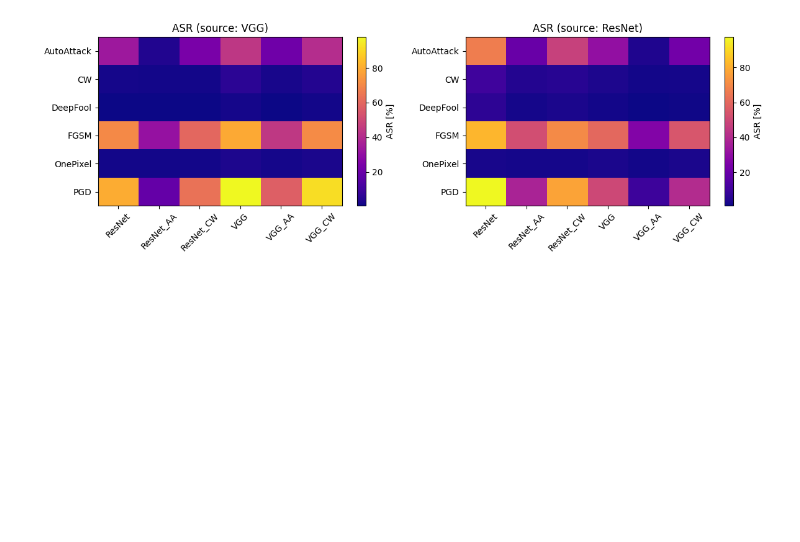
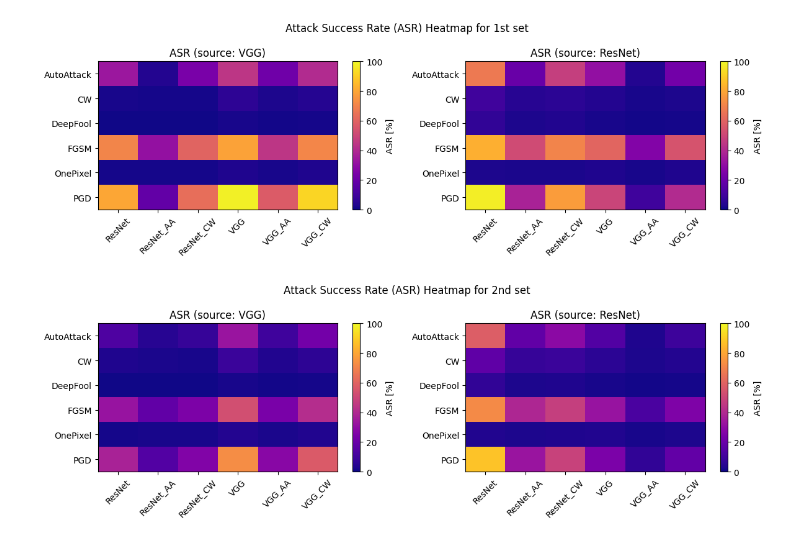
Before and after one commit to Gosiuniunia/uczenie-glebokie, a Jupyter notebook: plots.ipynb, the cells around one changed output. Cells and saved outputs as stored; diff of their text form; code cells hidden in the pictures; blank space fills up the shorter version.

```diff
--- a/plots.ipynb
+++ b/plots.ipynb
@@ -7,6 +35,11 @@ import numpy as np
 # %%
 # load results from a file
 filepath = "metrics/metrics.csv"
+filepath_ssim = "metrics/ssim_results.csv"
+filepath_new = "metrics/new_metrics.csv"
+
 df = pd.read_csv(filepath)
-df.head()
+df_new = pd.read_csv(filepath_new)
+df_ssim = pd.read_csv(filepath_ssim)
+df_ssim
 # %% [output]
@@ -19,38 +59,48 @@ df.head()
 # %%
 # heatmap of ASR for different attacks and models
 
-df_vgg = df[df["source"] == "VGG"]
-df_resnet = df[df["source"] == "ResNet"]
+def asr_heatmap(df, set):
 
-pivot_vgg = df_vgg.pivot_table(
-    index="attack",
-    columns="target",
-    values="asr",
-)
+    df_vgg = df[df["source"] == "VGG"]
+    df_resnet = df[df["source"] == "ResNet"]
 
-pivot_resnet = df_resnet.pivot_table(
-    index="attack",
-    columns="target",
-    values="asr"
-)
+    pivot_vgg = df_vgg.pivot_table(
+        index="attack",
+        columns="target",
+        values="asr",
+    )
 
-fig, ax = plt.subplots(1, 2, figsize=(12, 4))
+    pivot_resnet = df_resnet.pivot_table(
+        index="attack",
+        columns="target",
+        values="asr"
+    )
 
-ax[0].imshow(pivot_vgg, aspect="auto", cmap = 'plasma')
-ax[0].set_title("ASR (source: VGG)")
-ax[0].set_xticks(range(len(pivot_vgg.columns)), pivot_vgg.columns, rotation=45)
-ax[0].set_yticks(range(len(pivot_vgg.index)), pivot_vgg.index)
+    fig, ax = plt.subplots(1, 2, figsize=(12, 4))
+    v_min = 0
+    v_max = 100
 
-ax[1].imshow(pivot_resnet, aspect="auto", cmap = 'plasma')
-ax[1].set_title("ASR (source: ResNet)")
-ax[1].set_xticks(range(len(pivot_resnet.columns)), pivot_resnet.columns, rotation=45)
-ax[1].set_yticks(range(len(pivot_resnet.index)), pivot_resnet.index)
+    ax[0].imshow(pivot_vgg, aspect="auto", cmap = 'plasma', vmin=v_min, vmax=v_max)
+    ax[0].set_title("ASR (source: VGG)")
+    ax[0].set_xticks(range(len(pivot_vgg.columns)), pivot_vgg.columns, rotation=45)
+    ax[0].set_yticks(range(len(pivot_vgg.index)), pivot_vgg.index)
 
-fig.colorbar(ax[1].images[0], label="ASR [%]")
-fig.colorbar(ax[0].images[0], label="ASR [%]")
+    ax[1].imshow(pivot_resnet, aspect="auto", cmap = 'plasma', vmin=v_min, vmax=v_max)
+    ax[1].set_title("ASR (source: ResNet)")
+    ax[1].set_xticks(range(len(pivot_resnet.columns)), pivot_resnet.columns, rotation=45)
+    ax[1].set_yticks(range(len(pivot_resnet.index)), pivot_resnet.index)
 
-plt.tight_layout()
-plt.show()
+    fig.colorbar(ax[1].images[0], label="ASR [%]")
+    fig.colorbar(ax[0].images[0], label="ASR [%]")
+    fig.suptitle(f"Attack Success Rate (ASR) Heatmap for {set} set")
+
+    plt.tight_layout()
+    plt.show()
+
+
+asr_heatmap(df, "1st")
+asr_heatmap(df_new, "2nd")
 # %% [output]
-[figure, old version]
+[figure, new version]
+[figure, added]
 # %%
```
Also changed, not shown: parts of 12 cells of this notebook.
